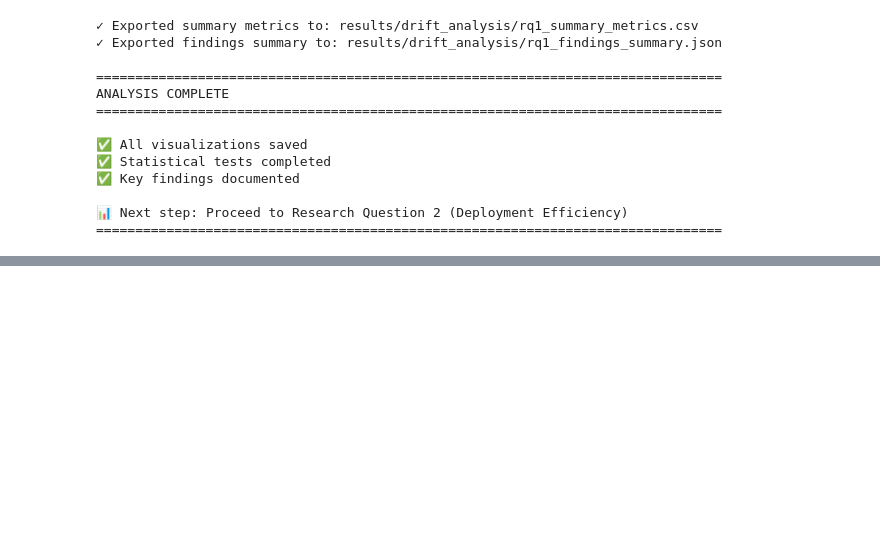
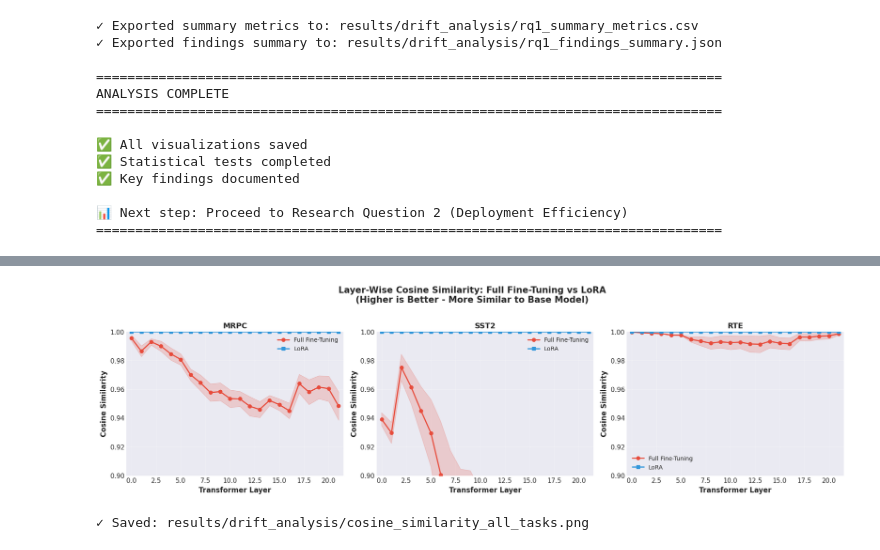
Before and after one commit to benc61116/NLP, a Jupyter notebook: research_question_1_representational_drift.ipynb, the cells around one changed output, grey strips where cells are left out. Cells and saved outputs as stored; diff of their text form; code cells hidden in the pictures; blank space fills up the shorter version.

```diff
--- a/research_question_1_representational_drift.ipynb
+++ b/research_question_1_representational_drift.ipynb
@@ -427,0 +473,43 @@ ANALYSIS COMPLETE
+# %%
+# Visualization: Layer-wise cosine similarity profiles
+fig, axes = plt.subplots(1, 3, figsize=(18, 5))
+layers = np.arange(22)
+
+for idx, task in enumerate(results['tasks_analyzed']):
+    ax = axes[idx]
+    stats = cosine_stats[task]
+
+    # Plot Full FT
+    ax.plot(layers, stats['full_finetune_mean'], 'o-', label='Full Fine-Tuning',
+            linewidth=2, markersize=6, color='#e74c3c')
+    ax.fill_between(layers,
+                     stats['full_finetune_mean'] - stats['full_finetune_std'],
+                     stats['full_finetune_mean'] + stats['full_finetune_std'],
+                     alpha=0.2, color='#e74c3c')
+
+    # Plot LoRA
+    ax.plot(layers, stats['lora_mean'], 's-', label='LoRA',
+            linewidth=2, markersize=6, color='#3498db')
+    ax.fill_between(layers,
+                     stats['lora_mean'] - stats['lora_std'],
+                     stats['lora_mean'] + stats['lora_std'],
+                     alpha=0.2, color='#3498db')
+
+    ax.set_xlabel('Transformer Layer', fontsize=12, fontweight='bold')
+    ax.set_ylabel('Cosine Similarity', fontsize=12, fontweight='bold')
+    ax.set_title(f'{task.upper()}', fontsize=13, fontweight='bold')
+    ax.legend(fontsize=10)
+    ax.grid(alpha=0.3)
+    ax.set_xlim(-0.5, 21.5)
+    ax.set_ylim(0.9, 1.0)  # Cosine similarity typically ranges 0.9-1.0 for similar representations
+
+plt.suptitle('Layer-Wise Cosine Similarity: Full Fine-Tuning vs LoRA\n(Higher is Better - More Similar to Base Model)',
+             fontsize=15, fontweight='bold', y=1.02)
+plt.tight_layout()
+plt.savefig('results/drift_analysis/cosine_similarity_all_tasks.png', dpi=300, bbox_inches='tight')
+plt.show()
+
+print("\n✓ Saved: results/drift_analysis/cosine_similarity_all_tasks.png")
+# %% [output]
+[figure, added]
+✓ Saved: results/drift_analysis/cosine_similarity_all_tasks.png
```
Also changed, not shown: parts of 14 cells of this notebook.
